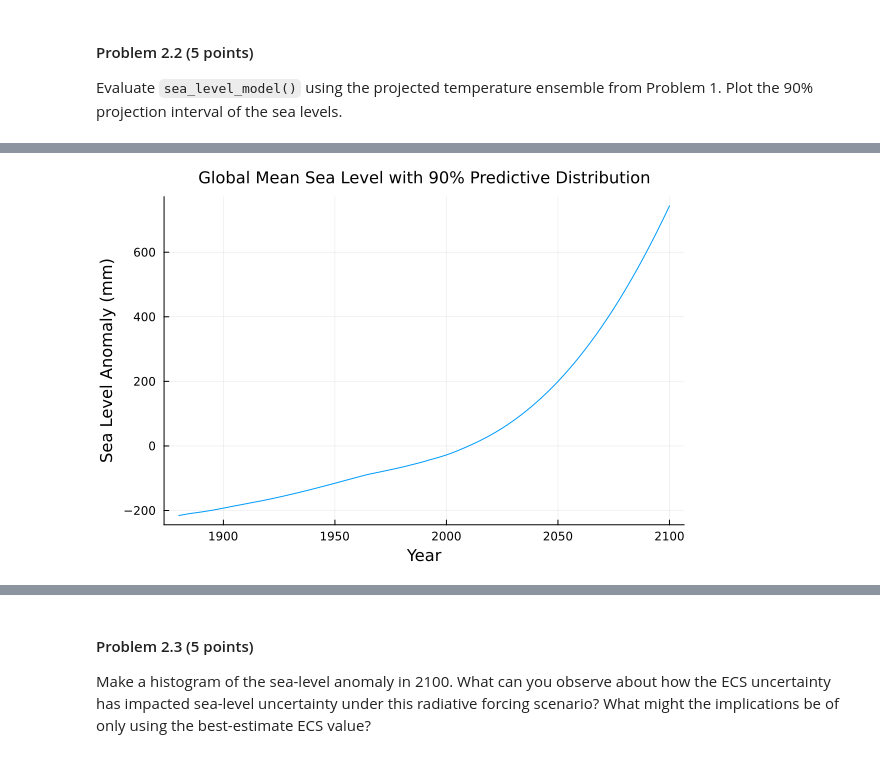
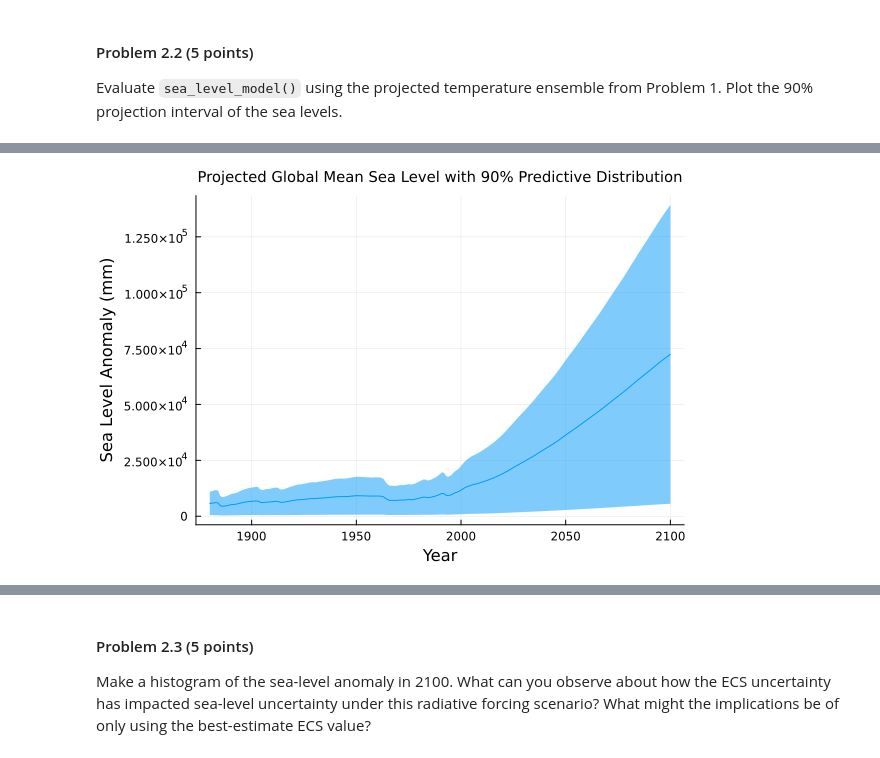
Before and after one commit to BEE4750-FA23/hw3-akshara-c, a Jupyter notebook: hw03.ipynb, the cells around one changed output, grey strips where cells are left out. Saved outputs shown, nothing was run; the diff lists cells and outputs as text; code cells hidden in the pictures.

```diff
--- a/hw03.ipynb
+++ b/hw03.ipynb
@@ -327,19 +297,22 @@ return sea_lvl_anom
 # %%
 years = collect(1880:2100)
-sea_lvl_anom = Array{Float64}(undef, 10000, 221)
+sea_lvl_anom = Array{Float64}(undef, 10000, 221) # initializing 10000x221 matrix (same dim as temp matrix) to store computed sea lvl values
 
-for i = 1:length(years)
+for i = 1:length(years) # for each year, using corresponding temp values from temp_anom matrix to calculate sea levels for that year
     sea_lvl_change = sea_level_model(1.86, -223, -0.62, temp_anom[:, i])
     sea_lvl_anom[:, i] = sea_lvl_change
 end
 return sea_lvl_anom
 
-sea_lvl_median = quantile.(eachcol(sea_lvl_anom), 0.5) # gives me really big sea level median values
-sea_lvl_median = sea_level_model(1.86, -223, -0.62, temp_median) # gives me correct looking sea level median values
+sea_lvl_median = quantile.(eachcol(sea_lvl_anom), 0.5)
 
-plot(years, sea_lvl_median, legend = false)
+lower_quantile = quantile.(eachcol(sea_lvl_anom), 0.05)
+upper_quantile = quantile.(eachcol(sea_lvl_anom), 0.95)
+
+plot(years, sea_lvl_median, legend=false,
+    ribbon = (sea_lvl_median - lower_quantile, upper_quantile - sea_lvl_median))
 xlabel!("Year")
 ylabel!("Sea Level Anomaly (mm)")
-title!("Global Mean Sea Level with 90% Predictive Distribution", titlefont = font(11))
+title!("Projected Global Mean Sea Level with 90% Predictive Distribution", titlefont = font(10))
 # %% [output]
-[figure, old version]
+[figure, new version]
```
Also changed, not shown: parts of 20 cells of this notebook.
